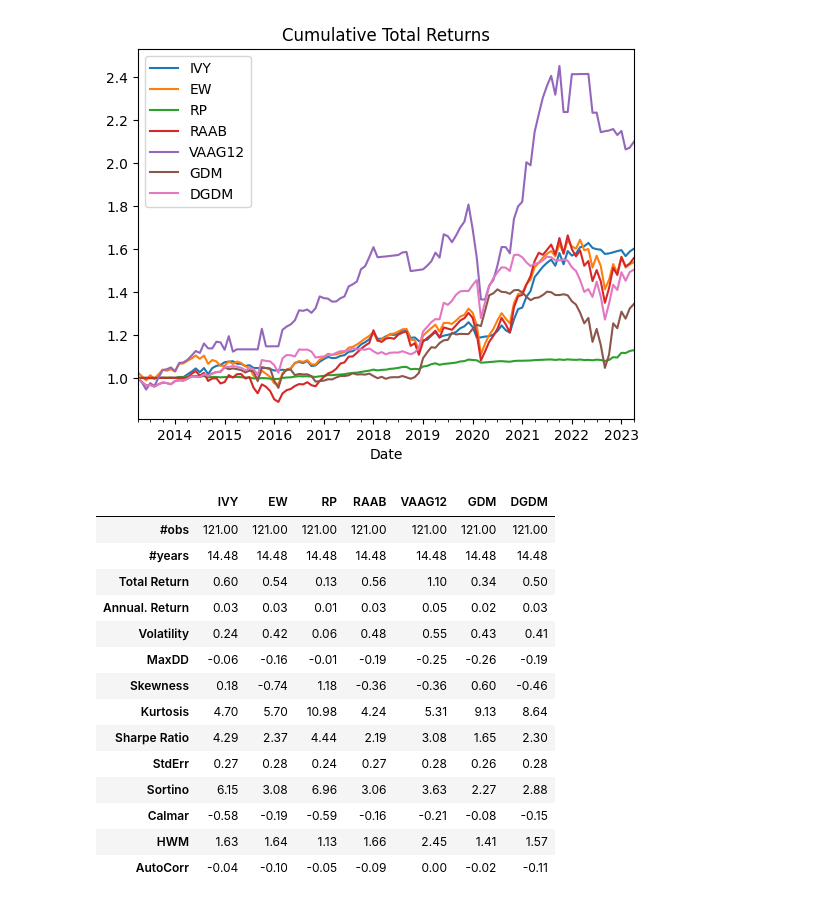
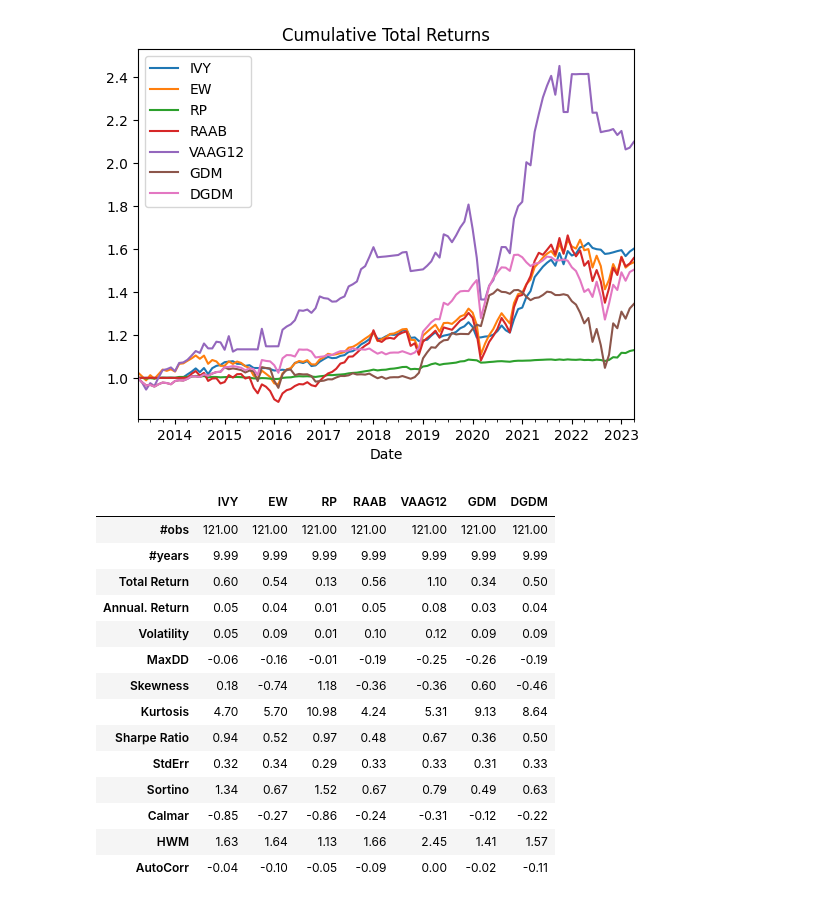
Before and after one commit to oronimbus/tactical-asset-allocation, a Jupyter notebook: notebooks/Main.ipynb, the cells around one changed output. Cells and saved outputs as stored; diff of their text form; code cells hidden in the pictures.

Commit message:
update tearsheet

```diff
--- a/notebooks/Main.ipynb
+++ b/notebooks/Main.ipynb
@@ -131,20 +131,20 @@ port_total_returns.add(1).cumprod().plot(title="Cumulative Total Returns");
 # %% [output]
 [figure]
 # %%
-Tearsheet(port_total_returns).summary(ann_factor=252).round(2)
+Tearsheet(port_total_returns).summary(ann_factor=12).round(2)
 # %% [output]
 |  | IVY | EW | RP | RAAB | VAAG12 | GDM | DGDM |
 | #obs | 121.00 | 121.00 | 121.00 | 121.00 | 121.00 | 121.00 | 121.00 |
-| #years | 14.48 | 14.48 | 14.48 | 14.48 | 14.48 | 14.48 | 14.48 |
+| #years | 9.99 | 9.99 | 9.99 | 9.99 | 9.99 | 9.99 | 9.99 |
 | Total Return | 0.60 | 0.54 | 0.13 | 0.56 | 1.10 | 0.34 | 0.50 |
-| Annual. Return | 0.03 | 0.03 | 0.01 | 0.03 | 0.05 | 0.02 | 0.03 |
-| Volatility | 0.24 | 0.42 | 0.06 | 0.48 | 0.55 | 0.43 | 0.41 |
+| Annual. Return | 0.05 | 0.04 | 0.01 | 0.05 | 0.08 | 0.03 | 0.04 |
+| Volatility | 0.05 | 0.09 | 0.01 | 0.10 | 0.12 | 0.09 | 0.09 |
 | MaxDD | -0.06 | -0.16 | -0.01 | -0.19 | -0.25 | -0.26 | -0.19 |
 | Skewness | 0.18 | -0.74 | 1.18 | -0.36 | -0.36 | 0.60 | -0.46 |
 | Kurtosis | 4.70 | 5.70 | 10.98 | 4.24 | 5.31 | 9.13 | 8.64 |
-| Sharpe Ratio | 4.29 | 2.37 | 4.44 | 2.19 | 3.08 | 1.65 | 2.30 |
-| StdErr | 0.27 | 0.28 | 0.24 | 0.27 | 0.28 | 0.26 | 0.28 |
-| Sortino | 6.15 | 3.08 | 6.96 | 3.06 | 3.63 | 2.27 | 2.88 |
-| Calmar | -0.58 | -0.19 | -0.59 | -0.16 | -0.21 | -0.08 | -0.15 |
+| Sharpe Ratio | 0.94 | 0.52 | 0.97 | 0.48 | 0.67 | 0.36 | 0.50 |
+| StdErr | 0.32 | 0.34 | 0.29 | 0.33 | 0.33 | 0.31 | 0.33 |
+| Sortino | 1.34 | 0.67 | 1.52 | 0.67 | 0.79 | 0.49 | 0.63 |
+| Calmar | -0.85 | -0.27 | -0.86 | -0.24 | -0.31 | -0.12 | -0.22 |
 | HWM | 1.63 | 1.64 | 1.13 | 1.66 | 2.45 | 1.41 | 1.57 |
 | AutoCorr | -0.04 | -0.10 | -0.05 | -0.09 | 0.00 | -0.02 | -0.11 |
```
